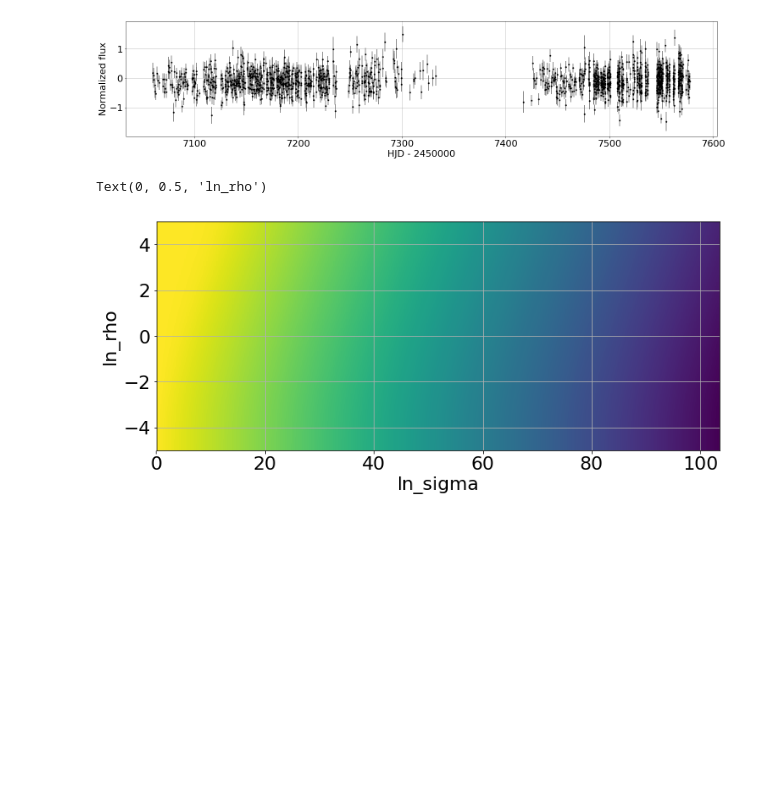
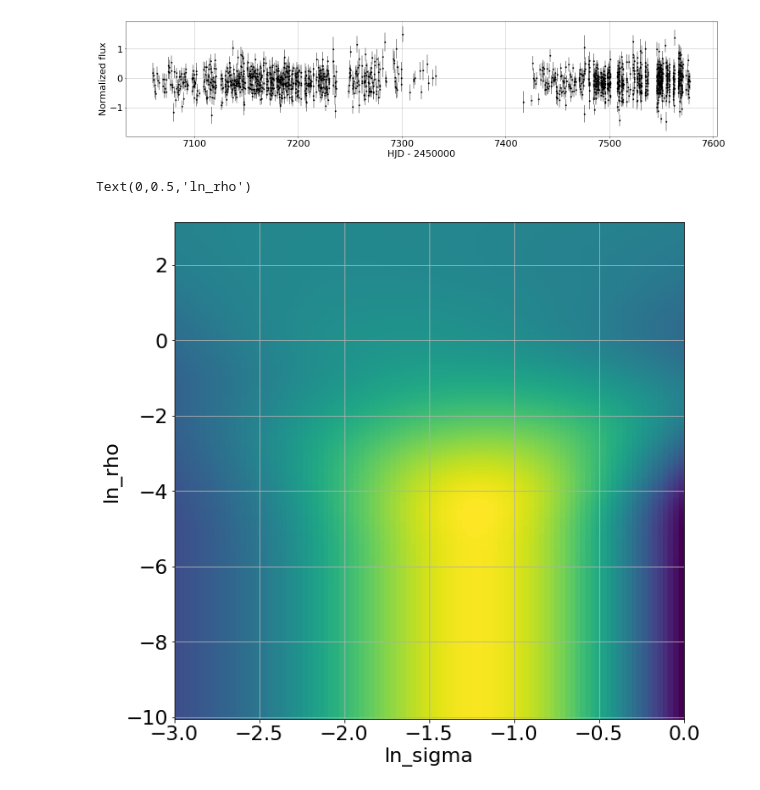
Before and after one commit to fbartolic/caustic, a Jupyter notebook: src/notebooks/Matern32_likelihood_plot.ipynb, the cells around one changed output. Drawn from its saved outputs; the diff is of its cells as text; code cells hidden in the pictures; blank space fills up the shorter version.

Commit message:
Plotting the likelihood surface for zero-mean celerite model.

```diff
--- a/src/notebooks/Matern32_likelihood_plot.ipynb
+++ b/src/notebooks/Matern32_likelihood_plot.ipynb
@@ -33,15 +33,19 @@ from celerite import terms
 
 %matplotlib inline
 # %%
+limits = [1700, 1900, 1900, 1700, 2500]
+
 events = [] # event names
 lightcurves = [] # data for each event
 
 i = 0
 n_events = 1
-for entry in os.scandir('/home/star/fb90/data/OGLE_ews/2017/'):
-    if entry.is_dir() and (i < n_events):
-        events.append(entry.name)
-        photometry = np.genfromtxt(entry.path + '/phot.dat', usecols=(0,1,2))
+data_path = '/home/fran/data/OGLE_ews/2017'
+for entry in sorted(os.listdir(data_path)):
+    if (i < n_events):
+        events.append(entry)
+        print(entry)
+        photometry = np.genfromtxt(data_path + '/' + entry + '/phot.dat', usecols=(0,1,2))
         lightcurves.append(photometry)
         i = i + 1
 
@@ -67,11 +72,15 @@ for event_index, lightcurve in enumerate(lightcurves):
     fig, ax = plt.subplots(figsize=(25, 5))
     plot_data(ax, t, F, sigF)
 
+    n_sigma = 100
+    n_rho = 1000
     # Grid of parameters in (ln_sigma, ln_rho) subspace
-    ln_sigma_grid, ln_rho_grid = np.meshgrid(np.linspace(np.median(np.diff(t)), 0.2*(t[-1] - t[0]), 1000), np.linspace(-5, 5, 100))
+    ln_sigma_grid, ln_rho_grid = np.meshgrid(np.linspace(-3, 0, n_sigma), np.linspace(np.log(0.001*np.median(np.diff(t))), 0.5*np.log(t[-1] - t[0]), n_rho))
 
-    for i in range(100):
-        for j in range(1000):
+    likelihood_values = np.zeros((n_rho, n_sigma))
+
+    for i in range(n_rho):
+        for j in range(n_sigma):
             gp_celerite.set_parameter_vector((ln_sigma_grid[i,j], ln_rho_grid[i,j]))
             gp_celerite.compute(t, sigF)
             likelihood_values[i, j] = gp_celerite.log_likelihood(F)
@@ -84,15 +93,15 @@ Median spacing between data points in hrs: 1.038000002503395
 Minimum spacing between data points in hrs: 0.04968000948429108
 [figure]
 # %%
-fig, ax = plt.subplots(figsize=(12,5))
+fig, ax = plt.subplots(figsize=(10,10))
 
 colormap = ax.pcolormesh(ln_sigma_grid, ln_rho_grid, likelihood_values)
 
 ax.grid()
 ax.set_xlabel('ln_sigma')
 ax.set_ylabel('ln_rho')
 
 # fig.colorbar(colormap, cax=cbar, label='log likelihood')
 # %% [output]
-Text(0, 0.5, 'ln_rho')
+Text(0,0.5,'ln_rho')
-[figure, old version]
+[figure, new version]
```
Also changed, not shown: parts of 1 cell of this notebook, 1 other file.
